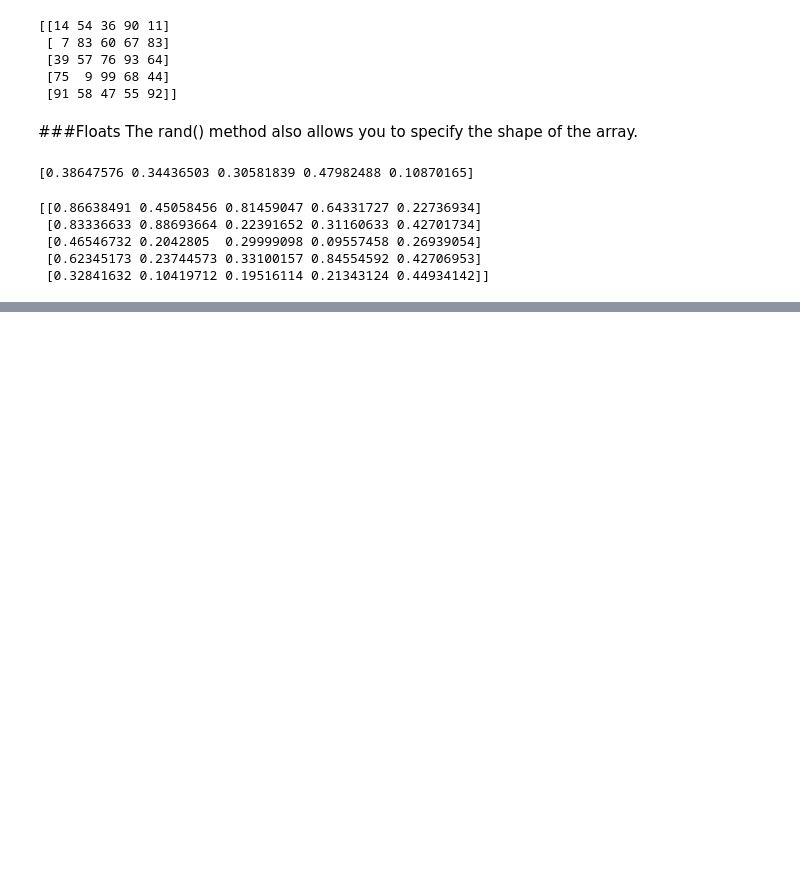
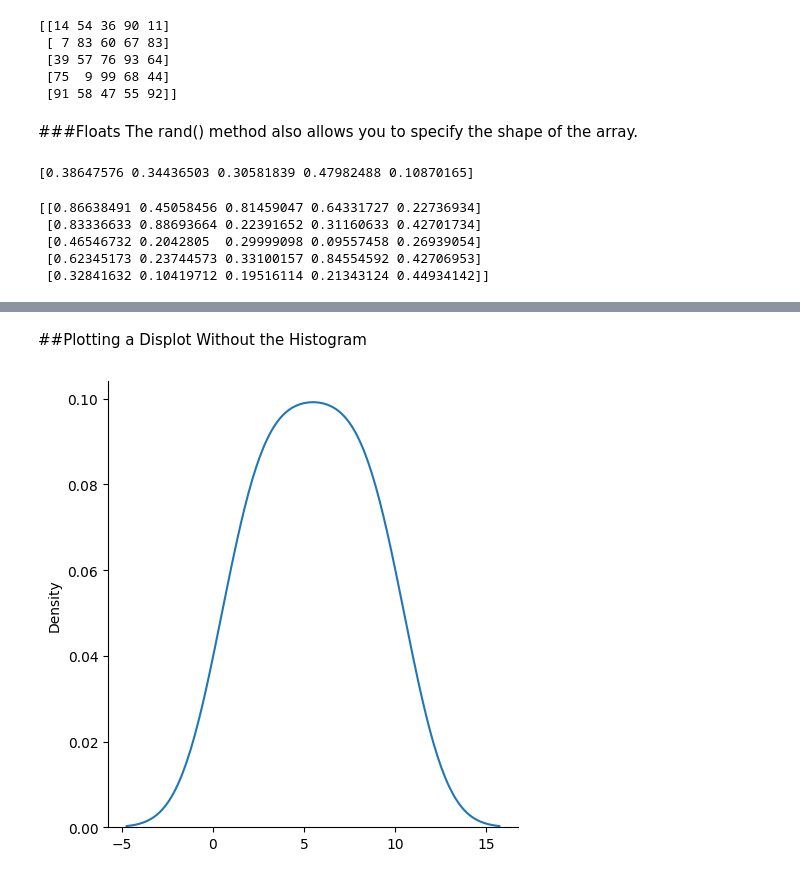
Before and after one commit to sarveshmahendramaurya/Numpy, a Jupyter notebook: Numpy_Random.ipynb, the cells around one changed output, grey strips where cells are left out. Saved outputs shown, nothing was run; the diff lists cells and outputs as text; code cells hidden in the pictures; blank space fills up the shorter version.

```diff
--- a/Numpy_Random.ipynb
+++ b/Numpy_Random.ipynb
@@ -85,0 +199,10 @@ print(Array)
+# %% [markdown]
+##Plotting a Displot Without the Histogram
+# %%
+import matplotlib.pyplot as plt
+import seaborn as sb
+
+sb.displot([1,2,3,4,5,6,7,8,9,10],kind="kde")
+plt.show()
+# %% [output]
+[figure, added]
```
Also changed, not shown: parts of 15 cells of this notebook.
